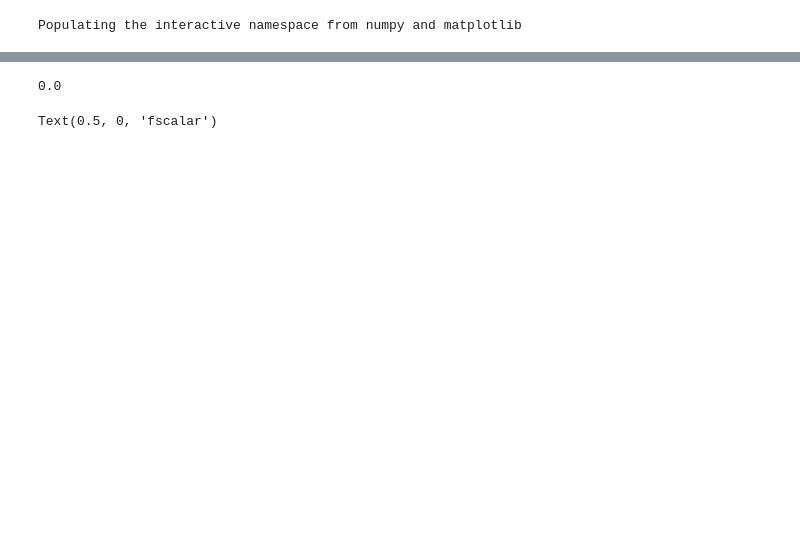
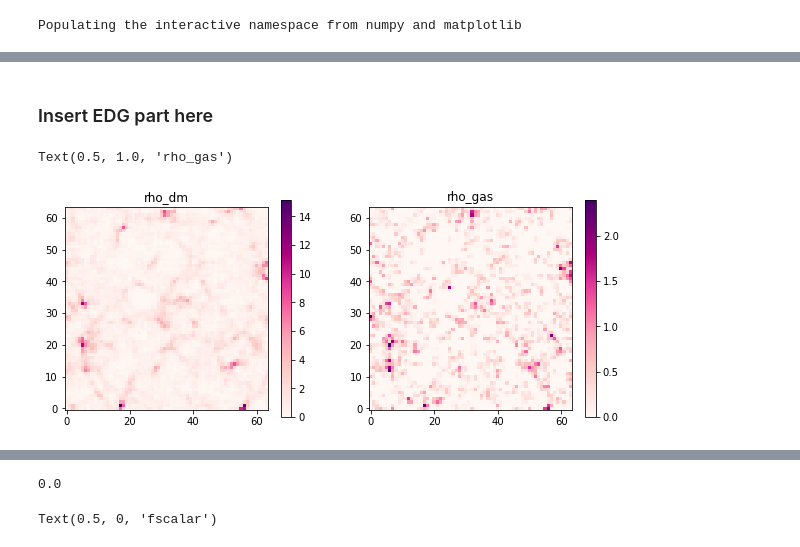
Before and after one commit to DifferentiableUniverseInitiative/Baryonator, a Jupyter notebook: notebooks/JaxPM_to_HPM.ipynb, the cells around one changed output, grey strips where cells are left out. Drawn from its saved outputs; the diff is of its cells as text; code cells hidden in the pictures; blank space fills up the shorter version.

```diff
--- a/notebooks/JaxPM_to_HPM.ipynb
+++ b/notebooks/JaxPM_to_HPM.ipynb
@@ -37,2 +32,16 @@ print(a_start)
+# %%
+z_start = 10
+a_start = 1./(1+z_start)
+Omega_c = 0.2589
+Omega_b = 0.0486
+Omega_m = Omega_c+Omega_b
+sigma8 = 0.8159
+h = 0.7
+
+# redshift bin to look at
+XX = 30
+# 0 is low redshift, 39 is high redshift
+
+seed = 100
 # %%
 # Defining the coordinate grid for lensing map
@@ -69,7 +78,7 @@ pk = jc.power.linear_matter_power(cosmology, k)
 pk_fn = lambda x: jc.scipy.interpolate.interp(x.reshape([-1]), k, pk).reshape(x.shape)
 
 # Create initial conditions
-initial_conditions = linear_field(nc, box_size, pk_fn, seed=jax.random.PRNGKey(0))
+initial_conditions = linear_field(nc, box_size, pk_fn, seed=jax.random.PRNGKey(seed))
 
 # Create particles
 particles = jnp.stack(jnp.meshgrid(*[jnp.arange(s) for s in nc]),axis=-1).reshape([-1,3])
@@ -82,13 +91,13 @@ dx, p, f = lpt(cosmo, initial_conditions, particles, a_start)
 # Evolve the simulation forward
 res = odeint(make_ode_fn(nc), [particles+dx, p],
              jnp.concatenate([jnp.atleast_1d(a_start), stages]), cosmo, rtol=1e-5, atol=1e-5)
+
+# res is a particle list still, not on a grid
 # %%
-XX = 10
+# choose one redshift
 print(res[0][XX].shape)
 print(a_center[XX])
-print(1./a_center[XX]-1)
+print('redshift we will look at', 1./a_center[XX]-1)
 # put these particles into a 3D grid
-
-# what is 5 deg at redshift ~0.5?
 # %% [output]
 (5242880, 3)
@@ -96,0 +140,25 @@ print(1./a_center[XX]-1)
+# %% [markdown]
+### Insert EDG part here
+# %%
+Nparticles = len(res[0][XX])
+inds = jax.random.shuffle(jax.random.PRNGKey(seed), jnp.arange(0,Nparticles-1))
+split = int(Omega_b/Omega_m*Nparticles)
+egd_pos_gas = res[0][XX][inds[:split]]
+egd_pos_dm  = res[0][XX][inds[split:]]
+
+egd_rho_dm = cic_paint(jnp.zeros((64,64,1280)), egd_pos_dm) # this is still in number of particles
+egd_rho_gas = cic_paint(jnp.zeros((64,64,1280)), egd_pos_gas)
+# %%
+figure(figsize=(10,4))
+subplot(121)
+imshow(egd_rho_dm[:,:,100], origin='lower', cmap='RdPu')
+colorbar()
+title('rho_dm')
+
+subplot(122)
+imshow(egd_rho_gas[:,:,100], origin='lower', cmap='RdPu')
+colorbar()
+title('rho_gas')
+# %% [output]
+Text(0.5, 1.0, 'rho_gas')
+[figure, added]
```
Also changed, not shown: parts of 40 cells of this notebook, 1 other file.
